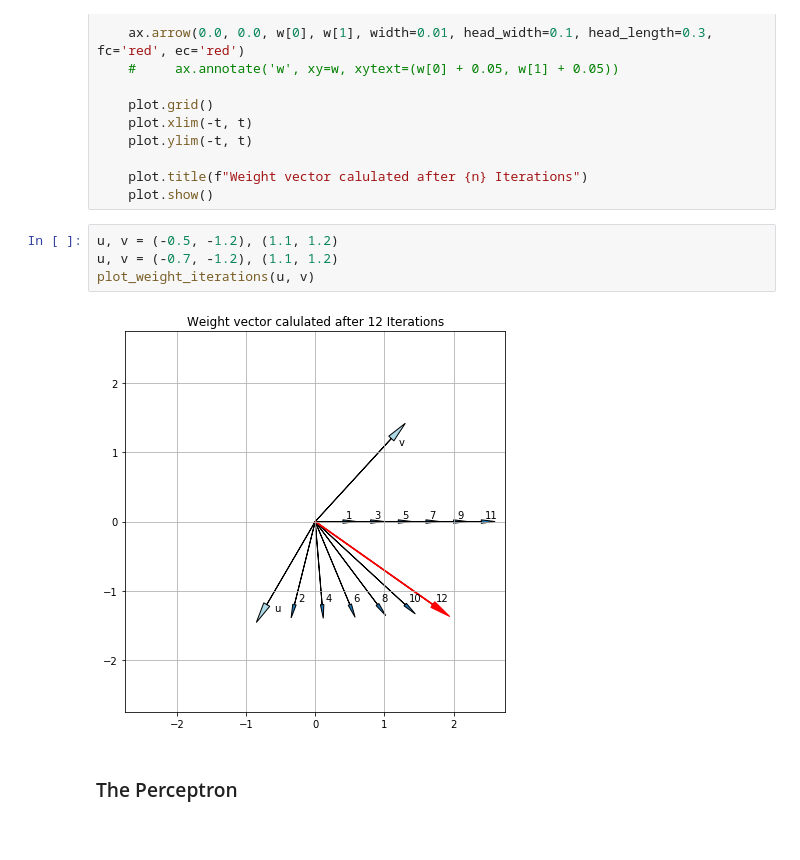
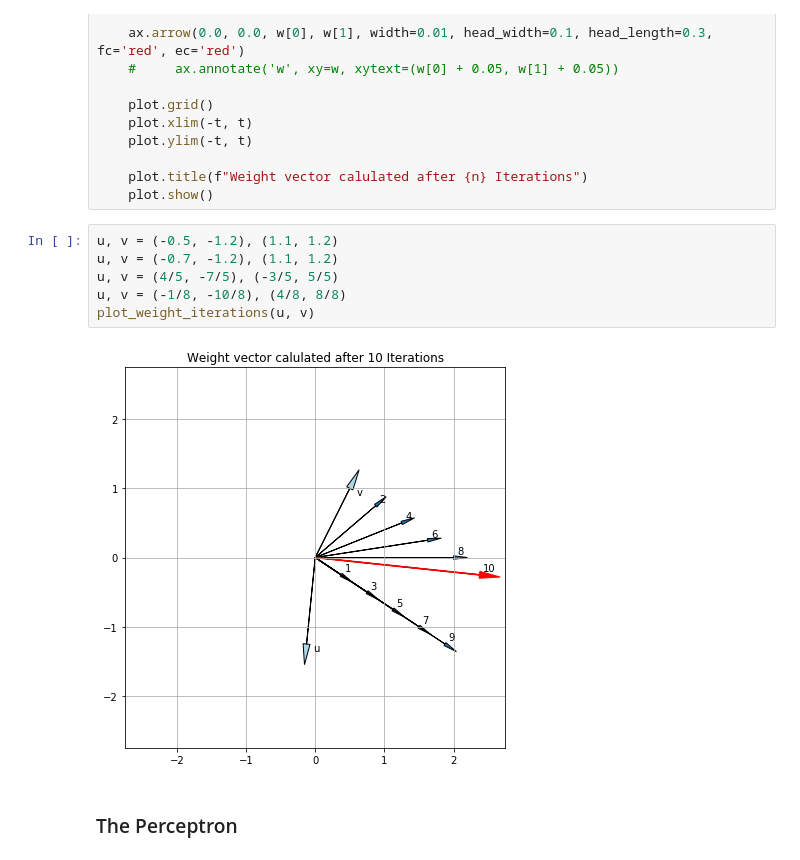
Before and after one commit to apefind/math, a Jupyter notebook: notebook/neural_networks.ipynb, the cells around one changed output. Drawn from its saved outputs; the diff is of its cells as text.

```diff
--- a/notebook/neural_networks.ipynb
+++ b/notebook/neural_networks.ipynb
@@ -200,9 +192,11 @@ def plot_weight_iterations(u, v, size=(7, 7), t=2.75):
 # %%
 u, v = (-0.5, -1.2), (1.1, 1.2)
 u, v = (-0.7, -1.2), (1.1, 1.2)
+u, v = (4/5, -7/5), (-3/5, 5/5)
+u, v = (-1/8, -10/8), (4/8, 8/8)
 plot_weight_iterations(u, v)
 # %% [output]
-[figure, old version]
+[figure, new version]
 # %% [markdown]
 ### The Perceptron
 # %% [markdown]
```
Also changed, not shown: parts of 8 cells of this notebook.
